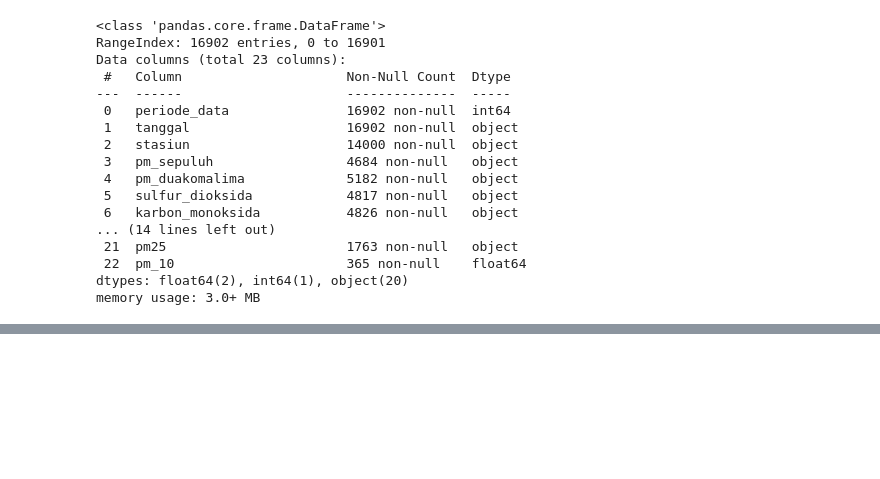
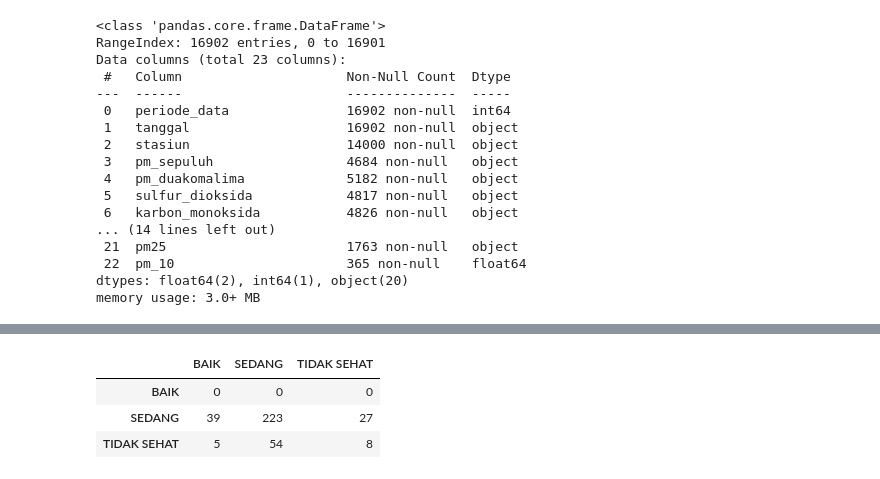
Before and after one commit to rasyaakbar77/AIR-POLLUTION-PREDICTION-PENYISIHAN-DATAVIDIA-10, a Jupyter notebook: Datavidia/test.ipynb, the cells around one changed output, grey strips where cells are left out. Drawn from its saved outputs; the diff is of its cells as text; code cells hidden in the pictures; blank space fills up the shorter version.

```diff
--- a/Datavidia/test.ipynb
+++ b/Datavidia/test.ipynb
@@ -67,0 +229,4 @@ df_ispu.head(10)
+# %%
+# encoding target
+allowed = ['BAIK','SEDANG','TIDAK SEHAT']
+train_df = train_df[train_df['kategori'].isin(allowed)]
@@ -67,0 +243,18 @@ df_ispu.head(10)
+# %%
+# menyiapkan fitur dan target
+features = [
+    'pm10','pm25','so2','co','o3','no2',
+    'dayofweek','day','month','is_weekend'
+]
+
+X = train_df[features]
+y = train_df['target']
+# %%
+# split data latih dan data validasi berdasarkan tanggal
+split_date = train_df['tanggal'].quantile(0.8)
+
+X_train = X[train_df['tanggal'] <= split_date]
+X_val   = X[train_df['tanggal'] >  split_date]
+
+y_train = y[train_df['tanggal'] <= split_date]
+y_val   = y[train_df['tanggal'] >  split_date]
@@ -67,0 +279,12 @@ df_ispu.head(10)
+# %%
+# confusion matrix
+from sklearn.metrics import confusion_matrix
+import pandas as pd
+
+cm = confusion_matrix(y_val, y_pred)
+pd.DataFrame(cm, index=le.classes_, columns=le.classes_)
+# %% [output]
+|  | BAIK | SEDANG | TIDAK SEHAT |
+| BAIK | 0 | 0 | 0 |
+| SEDANG | 39 | 223 | 27 |
+| TIDAK SEHAT | 5 | 54 | 8 |
```
Also changed, not shown: parts of 23 cells of this notebook.
